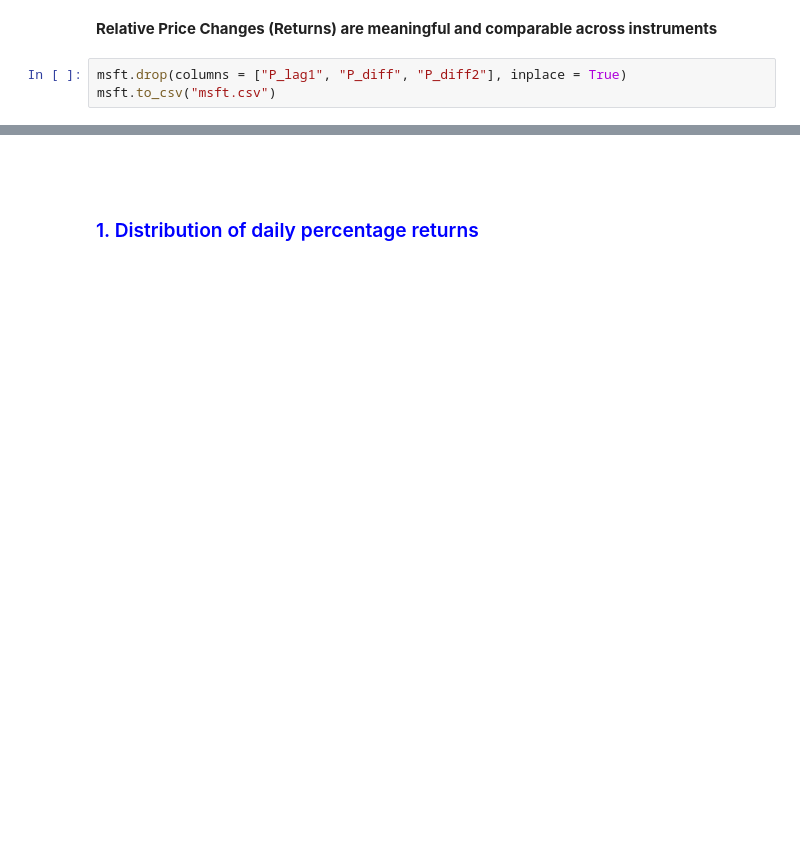
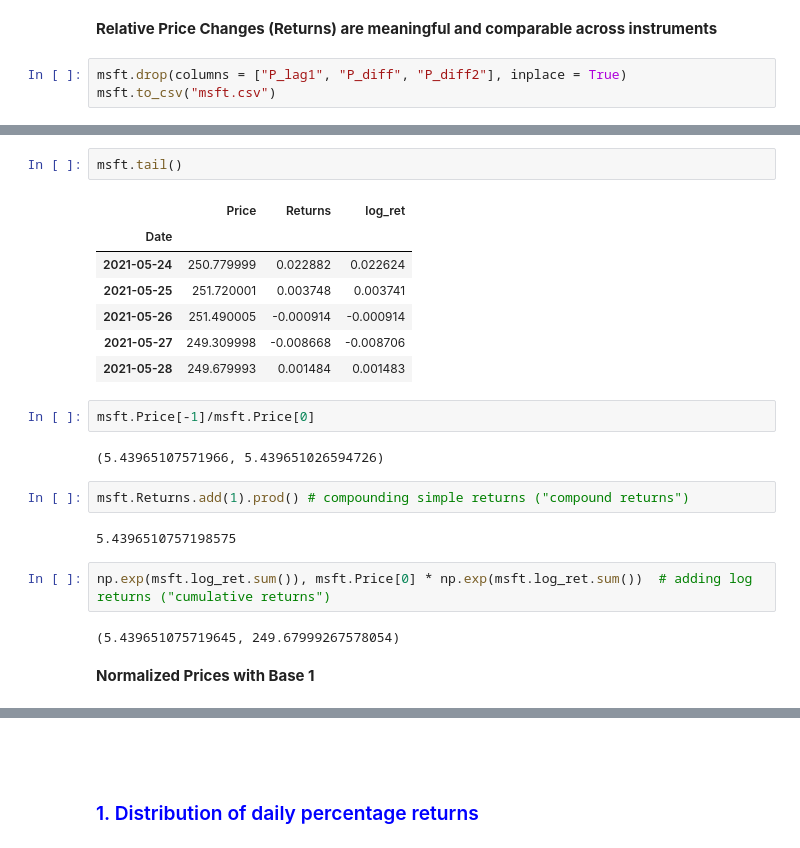
Before and after one commit to ntmai03/DataAnalysisProject, a Jupyter notebook: 06-QuantitativeFinance/01-FundamentalAnalysis.ipynb, the cells around one changed output, grey strips where cells are left out. Drawn from its saved outputs; the diff is of its cells as text; blank space fills up the shorter version.

```diff
--- a/06-QuantitativeFinance/01-FundamentalAnalysis.ipynb
+++ b/06-QuantitativeFinance/01-FundamentalAnalysis.ipynb
@@ -788,0 +1166,24 @@ msft.to_csv("msft.csv")
+# %%
+msft.tail()
+# %% [output]
+|  | Price | Returns | log_ret |
+| Date |  |  |  |
+| 2021-05-24 | 250.779999 | 0.022882 | 0.022624 |
+| 2021-05-25 | 251.720001 | 0.003748 | 0.003741 |
+| 2021-05-26 | 251.490005 | -0.000914 | -0.000914 |
+| 2021-05-27 | 249.309998 | -0.008668 | -0.008706 |
+| 2021-05-28 | 249.679993 | 0.001484 | 0.001483 |
+# %%
+msft.Price[-1]/msft.Price[0]
+# %% [output]
+(5.43965107571966, 5.439651026594726)
+# %%
+msft.Returns.add(1).prod() # compounding simple returns ("compound returns")
+# %% [output]
+5.4396510757198575
+# %%
+np.exp(msft.log_ret.sum()), msft.Price[0] * np.exp(msft.log_ret.sum())  # adding log returns ("cumulative returns")
+# %% [output]
+(5.439651075719645, 249.67999267578054)
+# %% [markdown]
+__Normalized Prices with Base 1__
```
Also changed, not shown: parts of 281 cells of this notebook, 2 other files.
